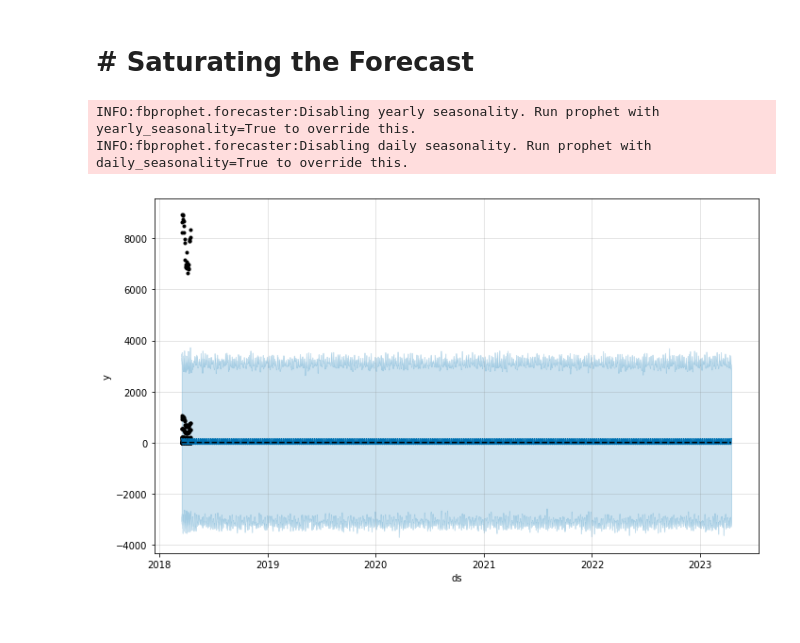
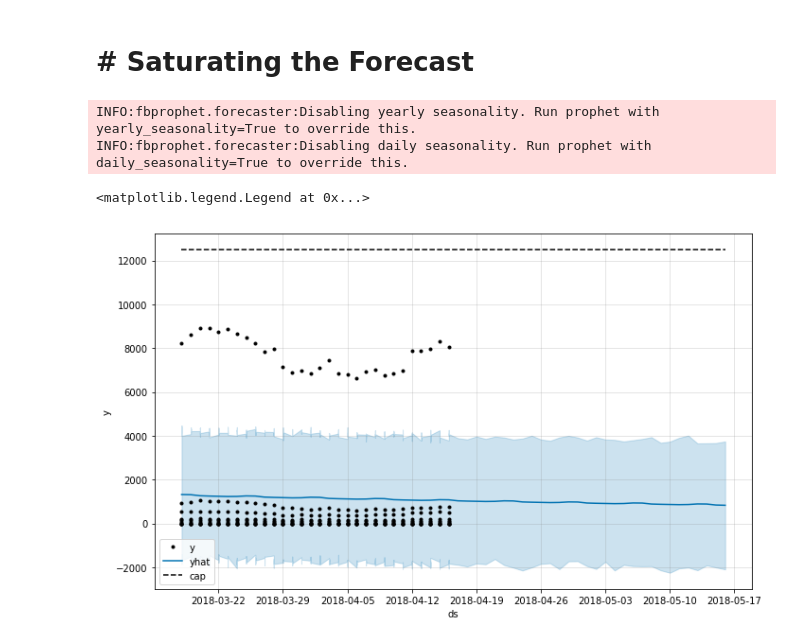
Before and after one commit to isatobo/it_prophet_quickstart, a Jupyter notebook: Notebook1.ipynb, the cells around one changed output. Saved outputs shown, nothing was run; the diff lists cells and outputs as text; code cells hidden in the pictures.

```diff
--- a/Notebook1.ipynb
+++ b/Notebook1.ipynb
@@ -39,20 +40,18 @@ plt.show()
 # %% [markdown]
 ## Prophet Bitcoin price data forecast
 # %%
-df = pd.read_csv('mod_hist.csv')
-df.columns = ['ds','y'] #rename columns
-df.head()
+#df = pd.read_csv('mod_hist.csv')
+#df.columns = ['ds','y']
+#df.head()
 
 m = Prophet()
 m.fit(df)
 
-future = m.make_future_dataframe(periods=365) #1 year out
+future = m.make_future_dataframe(periods=30) #30 datapoints
 future.tail()
 
 forecast = m.predict(future)
 forecast[['ds', 'yhat', 'yhat_lower', 'yhat_upper']].tail()
-
-fig = m.plot(forecast)
 # %% [output]
 INFO:fbprophet.forecaster:Disabling yearly seasonality. Run prophet with yearly_seasonality=True to override this.
 INFO:fbprophet.forecaster:Disabling daily seasonality. Run prophet with daily_seasonality=True to override this.
@@ -74,16 +85,18 @@ A skew > 0 means that the graph is asymmetric with a tail on the right.
 # %% [markdown]
 # # Saturating the Forecast
 # %%
-df['cap'] = 8.5 # assuming the carying capacity
+df['cap'] = 10000 # assuming the carying capacity
 m = Prophet(growth='logistic')
 m.fit(df)
 
 # Forecast
-future = m.make_future_dataframe(periods=1826) #1 year forecast
-future['cap'] = 10 #increase carryig capacity
+future = m.make_future_dataframe(periods=30)
+future['cap'] = 12500 #increase carryig capacity
 fcst = m.predict(future)
 fig = m.plot(fcst)
+plt.legend(loc='best')
 # %% [output]
 INFO:fbprophet.forecaster:Disabling yearly seasonality. Run prophet with yearly_seasonality=True to override this.
 INFO:fbprophet.forecaster:Disabling daily seasonality. Run prophet with daily_seasonality=True to override this.
+<matplotlib.legend.Legend at 0x...>
-[figure, old version]
+[figure, new version]
```
Also changed, not shown: parts of 3 cells of this notebook.
